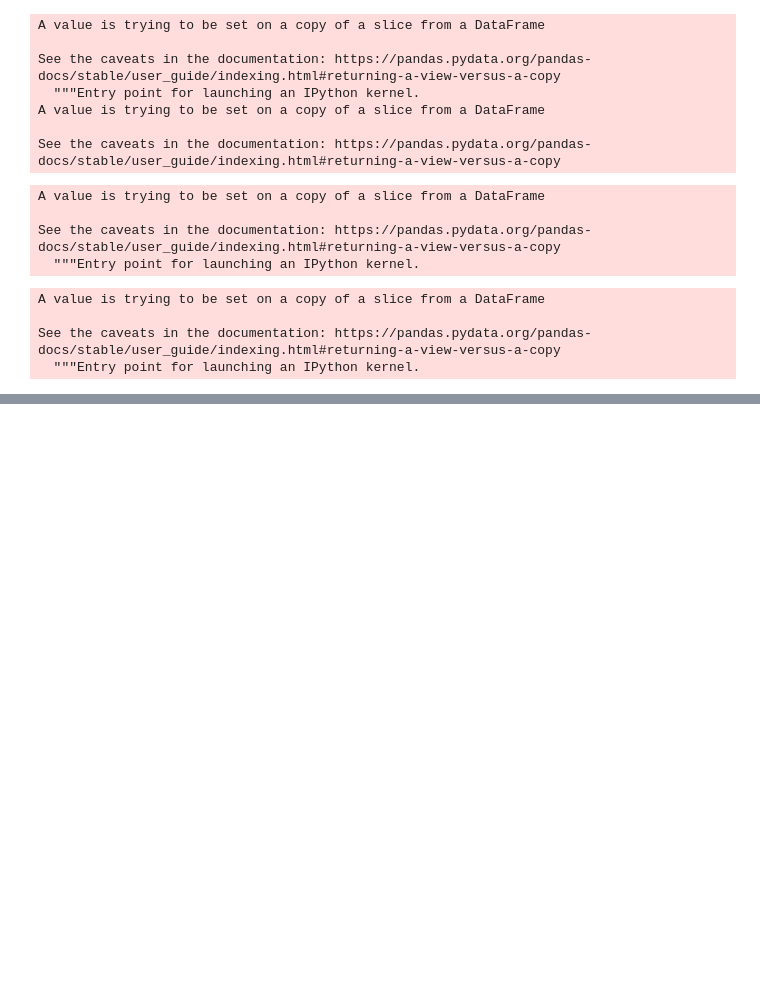
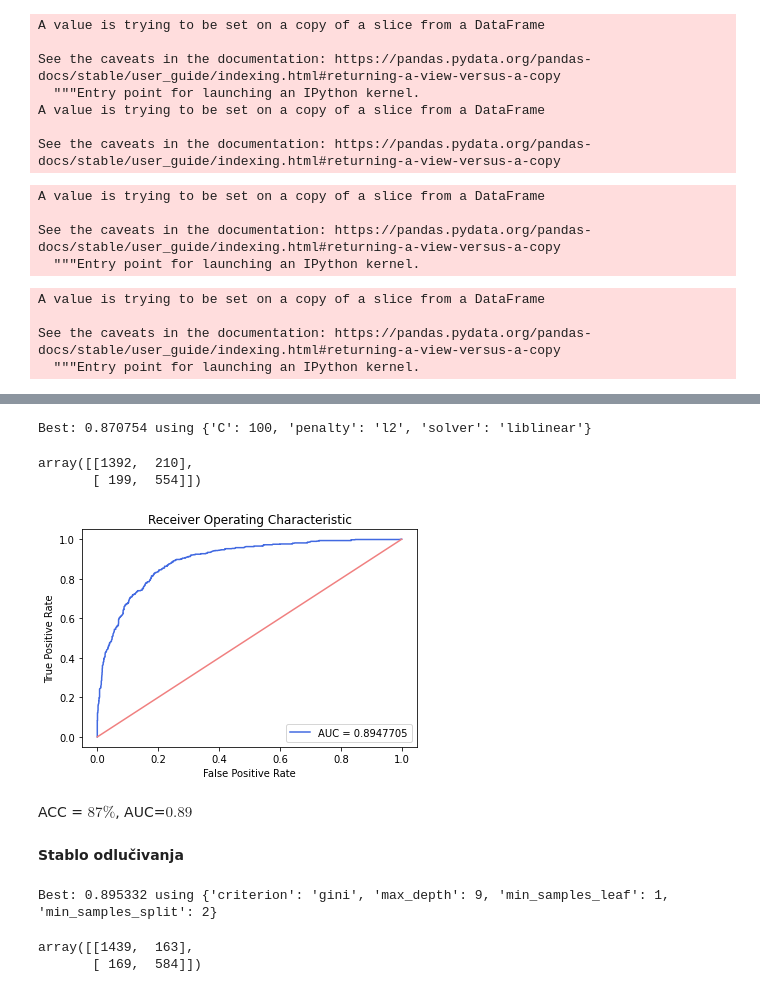
Before and after one commit to MPetrinovic/Personal-Projects, a Jupyter notebook: Rješenje_Modeli_strojnog_učenja.ipynb, the cells around one changed output, grey strips where cells are left out. Saved outputs shown, nothing was run; the diff lists cells and outputs as text; code cells hidden in the pictures; blank space fills up the shorter version.

```diff
--- a/Rješenje_Modeli_strojnog_učenja.ipynb
+++ b/Rješenje_Modeli_strojnog_učenja.ipynb
@@ -118,0 +143,19 @@ X_train, y_train = oversample.fit_resample(X_train, y_train)
+# %%
+model = LogisticRegression()
+solvers = ['newton-cg', 'lbfgs', 'liblinear']
+penalty = ['l2','l1','elasticnet’']
+c_values = [100, 10, 1.0, 0.1, 0.01]
+# %%
+grid = dict(solver=solvers,penalty=penalty,C=c_values)
+cv = RepeatedStratifiedKFold(n_splits=10, n_repeats=3, random_state=1)
+grid_search = GridSearchCV(estimator=model,
+                           param_grid=grid,
+                           n_jobs=-1,
+                           cv=cv,
+                           scoring='accuracy',
+                           error_score=0)
+grid_result = grid_search.fit(X_train, y_train)
+# %%
+print("Best: %f using %s" % (grid_result.best_score_, grid_result.best_params_))
+# %% [output]
+Best: 0.870754 using {'C': 100, 'penalty': 'l2', 'solver': 'liblinear'}
@@ -118,0 +164,27 @@ X_train, y_train = oversample.fit_resample(X_train, y_train)
+# %%
+from sklearn.metrics import confusion_matrix
+confusion_matrix(y_test, y_pred)
+# %% [output]
+array([[1392,  210],
+       [ 199,  554]])
+# %%
+from sklearn.metrics import roc_curve, auc
+import matplotlib.pyplot as plt
+y_prob = grid_search.predict_proba(X_test)
+
+fpr, tpr, threshold = roc_curve(y_test, y_prob[:,1])
+roc_auc = auc(fpr, tpr)
+
+plt.title('Receiver Operating Characteristic')
+plt.plot(fpr, tpr, 'royalblue', label = 'AUC = %0.7f' % roc_auc)
+plt.legend(loc = 'lower right')
+plt.plot([0, 1], [0, 1],'lightcoral')
+plt.ylabel('True Positive Rate')
+plt.xlabel('False Positive Rate')
+plt.show()
+# %% [output]
+[figure, added]
+# %% [markdown]
+ACC = $87\%$, AUC=$0.89$
+# %% [markdown]
+**Stablo odlučivanja**
@@ -118,0 +217,4 @@ X_train, y_train = oversample.fit_resample(X_train, y_train)
+# %%
+print("Best: %f using %s" % (grid_result.best_score_, grid_result.best_params_))
+# %% [output]
+Best: 0.895332 using {'criterion': 'gini', 'max_depth': 9, 'min_samples_leaf': 1, 'min_samples_split': 2}
@@ -118,0 +223,6 @@ X_train, y_train = oversample.fit_resample(X_train, y_train)
+# %%
+from sklearn.metrics import confusion_matrix
+confusion_matrix(y_test, y_pred)
+# %% [output]
+array([[1439,  163],
+       [ 169,  584]])
```
Also changed, not shown: parts of 38 cells of this notebook.
